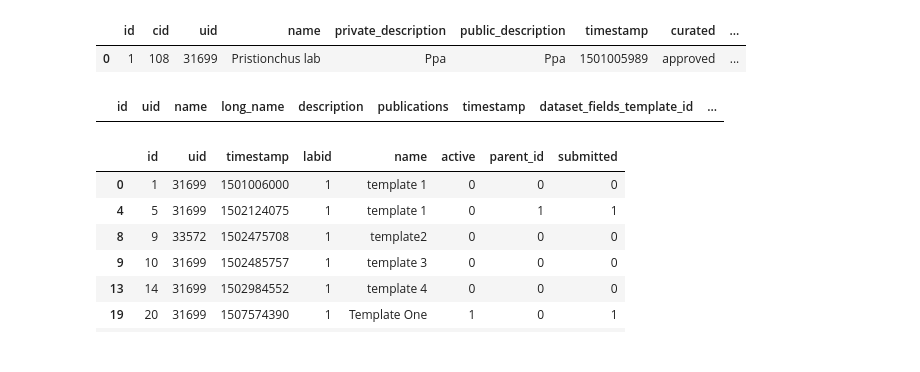
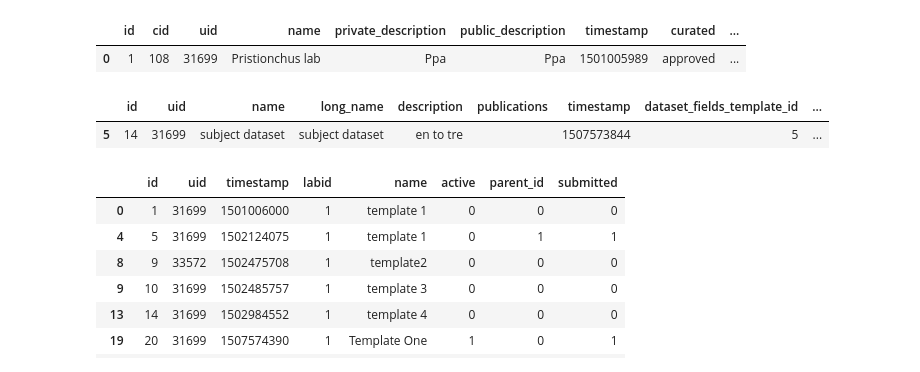
Before and after one commit to tgbugs/pyontutils, a Jupyter notebook: ilxutils/notebook-testing/datasets_testing.ipynb, the cells around one changed output. Drawn from its saved outputs; the diff is of its cells as text; code cells hidden in the pictures.

```diff
--- a/ilxutils/notebook-testing/datasets.ipynb
+++ b/ilxutils/notebook-testing/datasets_testing.ipynb
@@ -104,9 +133,10 @@ labs[labs.name.str.contains('Pristionchus lab')]
 |  | id | cid | uid | name | private_description | public_description | timestamp | curated | ... |
 | 0 | 1 | 108 | 31699 | Pristionchus lab | Ppa | Ppa | 1501005989 | approved | ... |
 # %%
-ds[ds.dataset_fields_template_id == 1]
+ds[ds.dataset_fields_template_id == 5]
 # %% [output]
 |  | id | uid | name | long_name | description | publications | timestamp | dataset_fields_template_id | ... |
+| 5 | 14 | 31699 | subject dataset | subject dataset | en to tre |  | 1507573844 | 5 | ... |
 # %%
 dft[dft.labid == 1]
 # %% [output]
```
Also changed, not shown: parts of 11 cells of this notebook, 8 other files.
